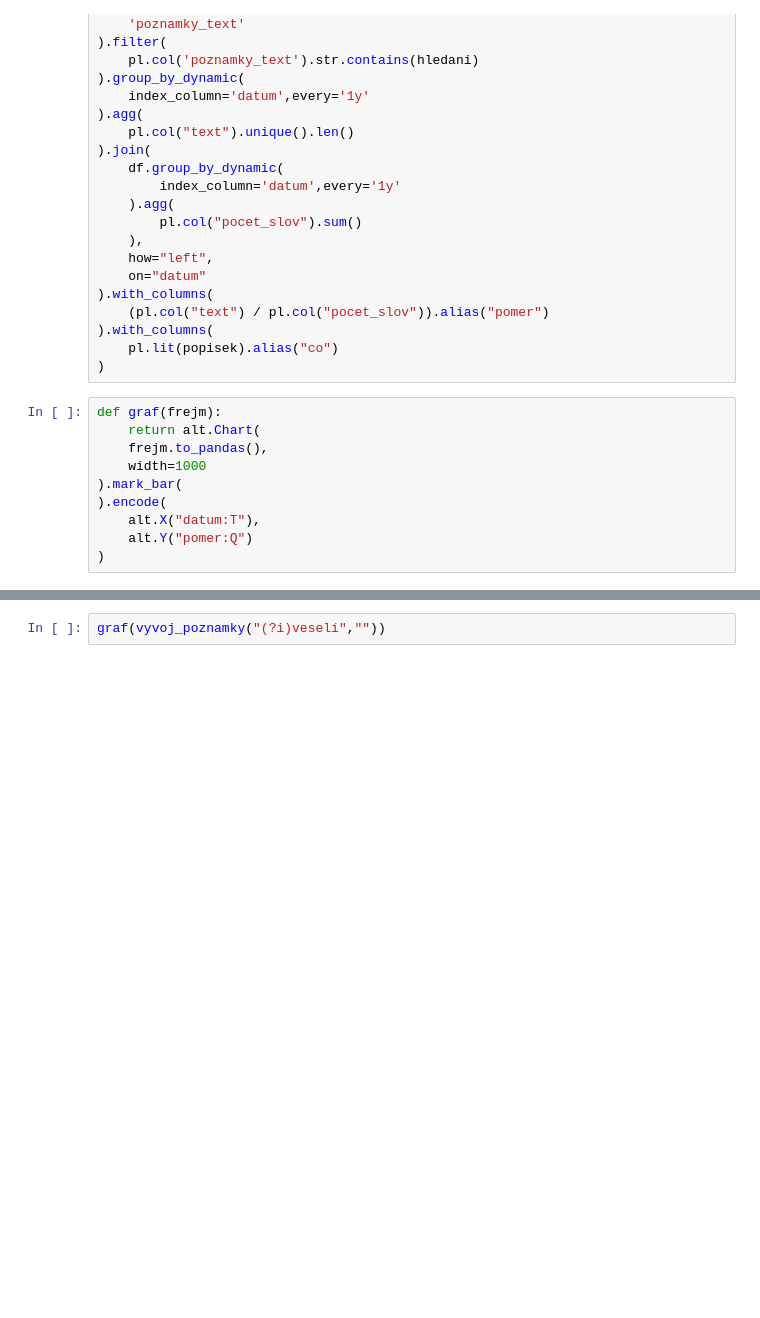
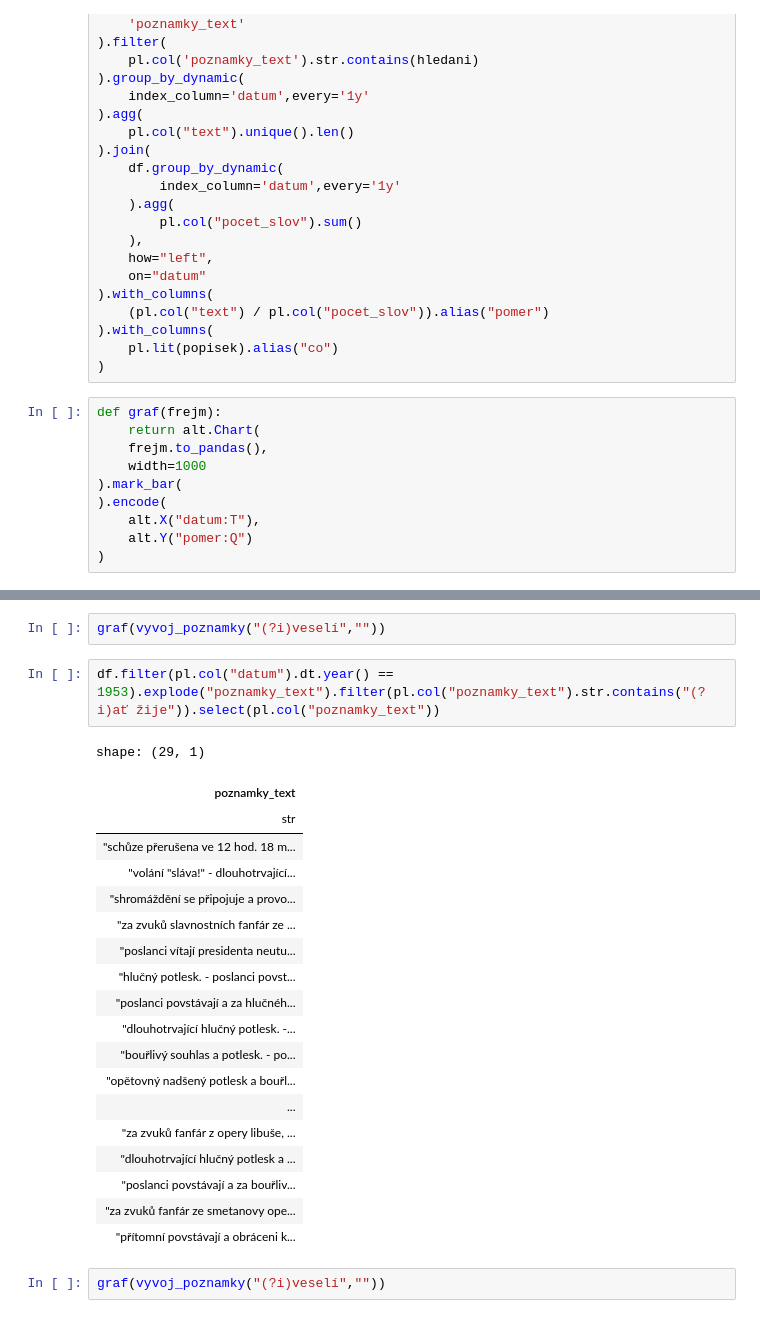
Before and after one commit to DataRozhlas/stenoprotokoly, a Jupyter notebook: 902a_smich_1918.ipynb, the cells around one changed output, grey strips where cells are left out. Saved outputs shown, nothing was run; the diff lists cells and outputs as text; blank space fills up the shorter version.

```diff
--- a/902a_smich_1918.ipynb
+++ b/902a_smich_1918.ipynb
@@ -300,3 +312,27 @@ graf(vyvoj_poznamky("(?i)pobavení",""))
+# %%
+graf(vyvoj_poznamky("(?i)veselí",""))
+# %%
+df.filter(pl.col("datum").dt.year() == 1953).explode("poznamky_text").filter(pl.col("poznamky_text").str.contains("(?i)ať žije")).select(pl.col("poznamky_text"))
+# %% [output]
+shape: (29, 1)
+| poznamky_text |
+| str |
+| "schůze přerušena ve 12 hod. 18 m... |
+| "volání "sláva!" - dlouhotrvající... |
+| "shromáždění se připojuje a provo... |
+| "za zvuků slavnostních fanfár ze ... |
+| "poslanci vítají presidenta neutu... |
+| "hlučný potlesk. - poslanci povst... |
+| "poslanci povstávají a za hlučnéh... |
+| "dlouhotrvající hlučný potlesk. -... |
+| "bouřlivý souhlas a potlesk. - po... |
+| "opětovný nadšený potlesk a bouřl... |
+| ... |
+| "za zvuků fanfár z opery libuše, ... |
+| "dlouhotrvající hlučný potlesk a ... |
+| "poslanci povstávají a za bouřliv... |
+| "za zvuků fanfár ze smetanovy ope... |
+| "přítomní povstávají a obráceni k... |
 # %%
 graf(vyvoj_poznamky("(?i)veselí",""))
 # %% [output]
```
Also changed, not shown: parts of 17 cells of this notebook, 4 other files.
